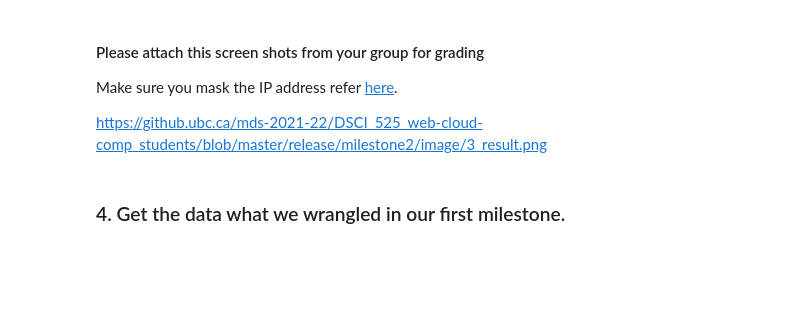
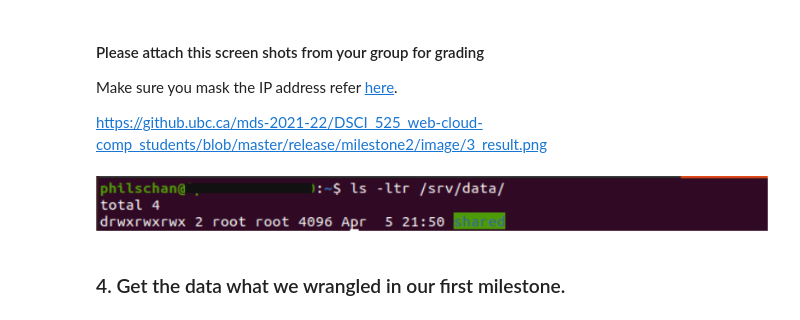
Before and after one commit to UBC-MDS/Web-Cloud-Group17, a Jupyter notebook: notebook/Milestone2.ipynb, the cells around one changed output. Saved outputs shown, nothing was run; the diff lists cells and outputs as text; code cells hidden in the pictures; blank space fills up the shorter version.

```diff
--- a/notebook/Milestone2.ipynb
+++ b/notebook/Milestone2.ipynb
@@ -81,6 +81,10 @@ rubric={correctness:20}
 Make sure you mask the IP address refer [here](https://www.anysoftwaretools.com/blur-part-picture-mac/).
 
 https://github.ubc.ca/mds-2021-22/DSCI_525_web-cloud-comp_students/blob/master/release/milestone2/image/3_result.png
+# %%
+Image.open("img/525_m2_3.png")
+# %% [output]
+[figure, added]
 # %% [markdown]
 ### 4. Get the data what we wrangled in our first milestone.
 # %% [markdown]
```
Also changed, not shown: parts of 1 cell of this notebook, 1 other file.
